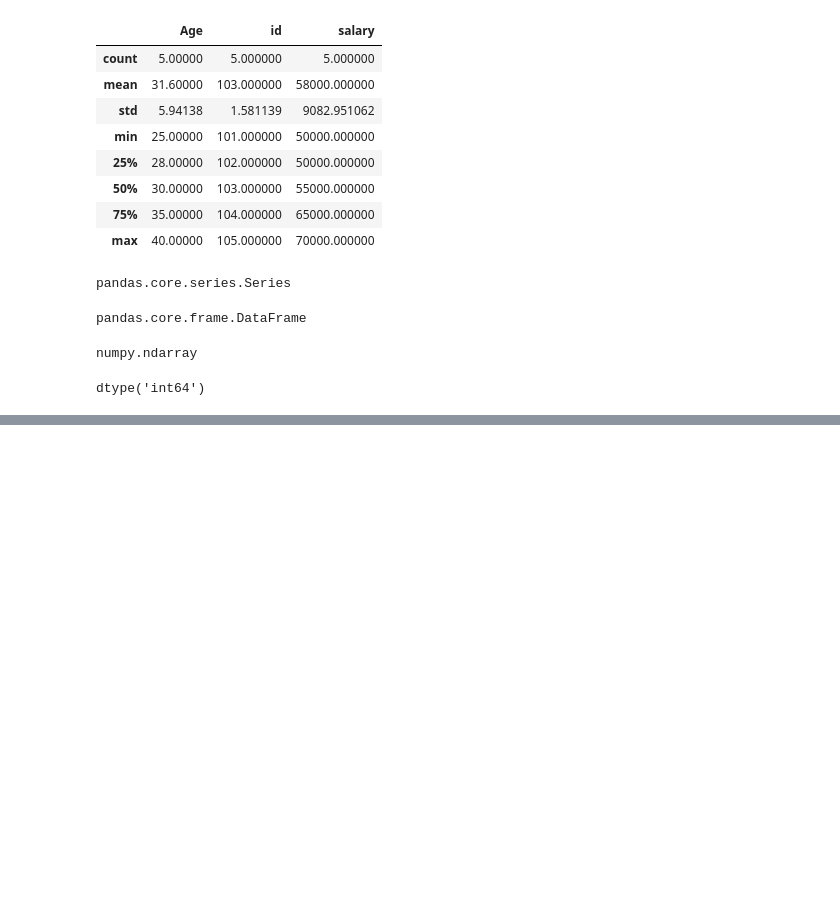
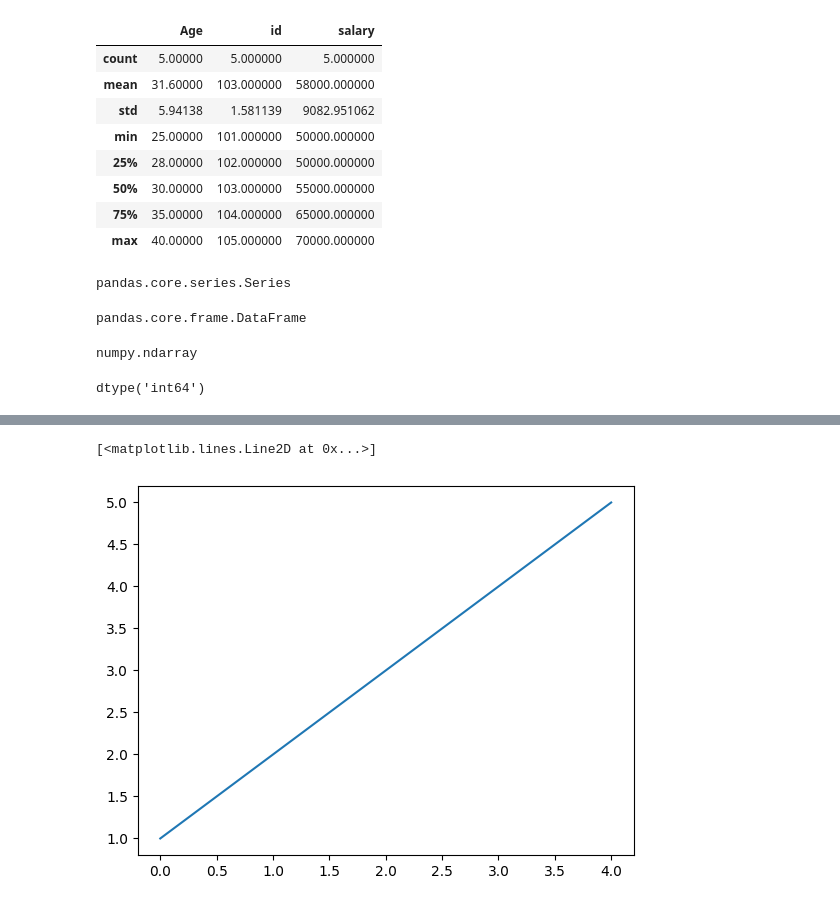
Before and after one commit to yuvrajtiwari1978/python-pandas, a Jupyter notebook: code.ipynb, the cells around one changed output, grey strips where cells are left out. Drawn from its saved outputs; the diff is of its cells as text; code cells hidden in the pictures; blank space fills up the shorter version.

```diff
--- a/code.ipynb
+++ b/code.ipynb
@@ -340,0 +549,6 @@ dtype('int64')
+# %%
+l = [1,2,3,4,5]
+plt.plot(l)
+# %% [output]
+[<matplotlib.lines.Line2D at 0x...>]
+[figure, added]
```
Also changed, not shown: parts of 33 cells of this notebook, 12 other files.
